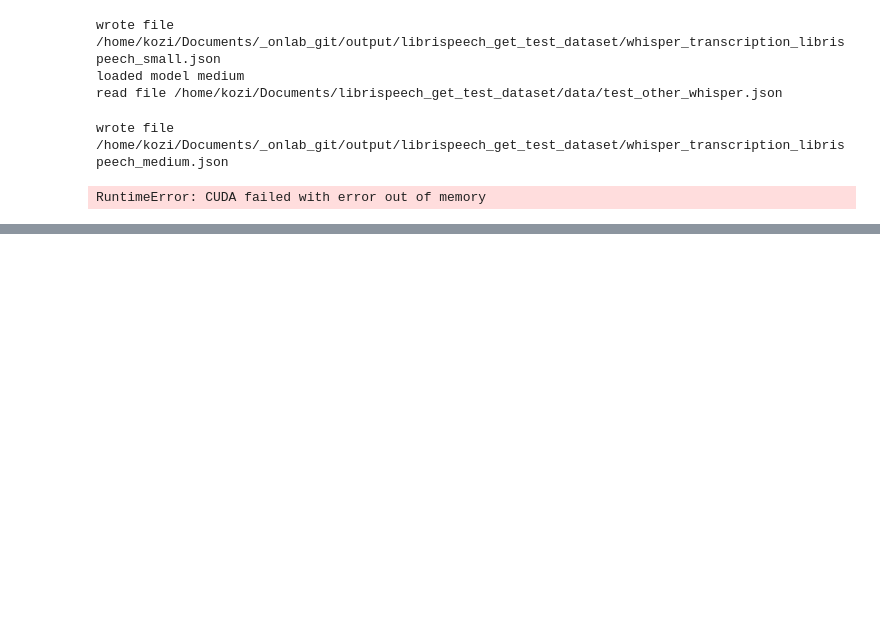
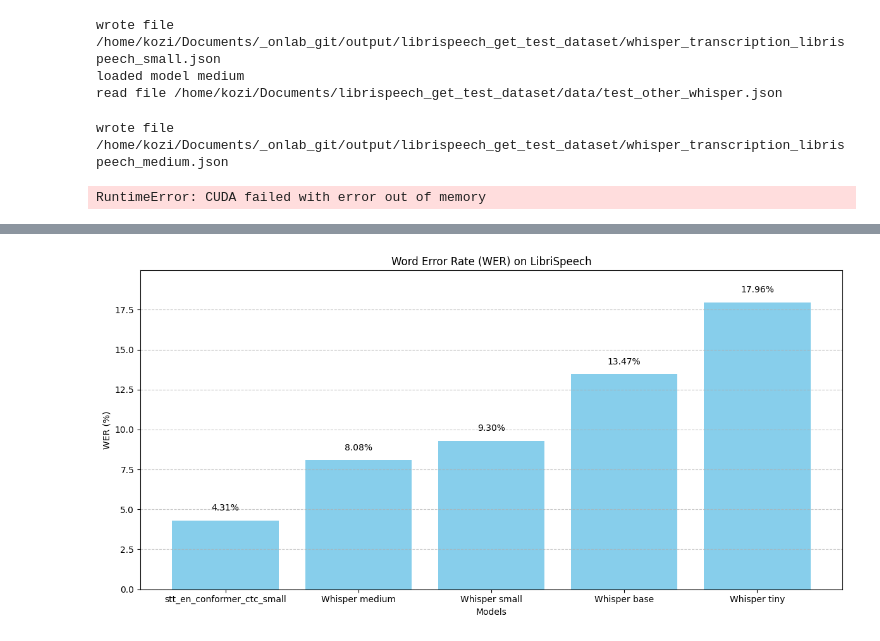
Before and after one commit to Baladon23/onlab, a Jupyter notebook: fleurs/whisper_test.ipynb, the cells around one changed output, grey strips where cells are left out. Cells and saved outputs as stored; diff of their text form; code cells hidden in the pictures; blank space fills up the shorter version.

```diff
--- a/fleurs/whisper_test.ipynb
+++ b/fleurs/whisper_test.ipynb
@@ -171,0 +260,34 @@ RuntimeError: CUDA failed with error out of memory
+# %%
+import matplotlib.pyplot as plt
+
+# WER results to visualize
+wer_results = {
+    "stt_en_conformer_ctc_small": 4.31,
+    "Whisper medium": 8.08,
+    "Whisper small": 9.30,
+    "Whisper base": 13.47,
+    "Whisper tiny": 17.96
+}
+
+# Extract labels and WER values from the dictionary
+labels = list(wer_results.keys())
+wer_percentages = list(wer_results.values())
+
+# Create a bar chart
+plt.figure(figsize=(12, 6))
+plt.bar(labels, wer_percentages, color='skyblue')
+plt.xlabel('Models')
+plt.ylabel('WER (%)')
+plt.title('Word Error Rate (WER) on LibriSpeech')
+plt.grid(axis='y', linestyle='--', alpha=0.7)
+plt.ylim(0, max(wer_percentages) + 2)
+
+# Add percentage labels on top of the bars
+for i, wer in enumerate(wer_percentages):
+    plt.text(i, wer + 0.5, f'{wer:.2f}%', ha='center', va='bottom')
+
+# Show the plot
+plt.tight_layout()  # Adjust layout to make room for x-axis labels
+plt.show()
+# %% [output]
+[figure, added]
```
Also changed, not shown: parts of 4 cells of this notebook, 20 other files.
